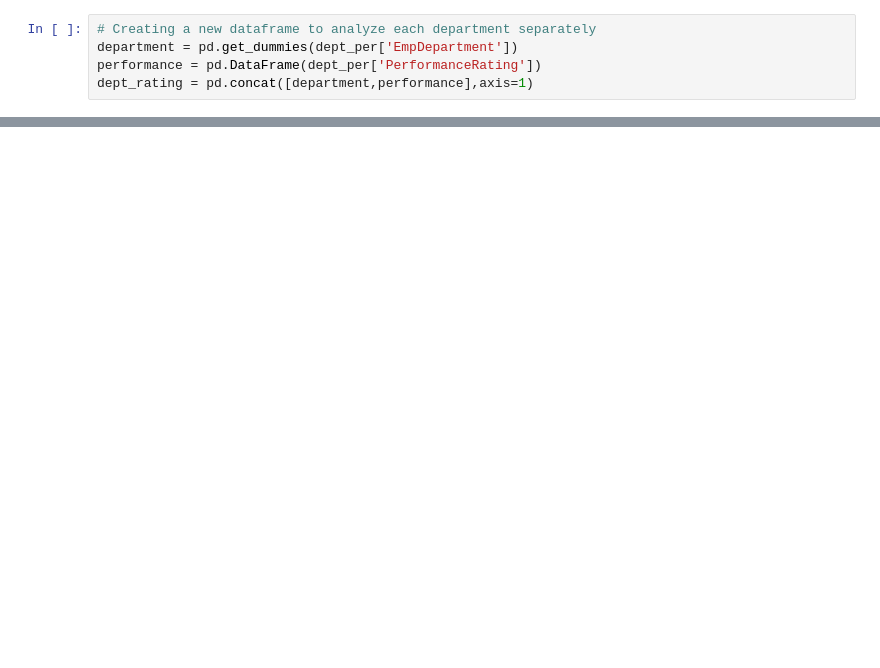
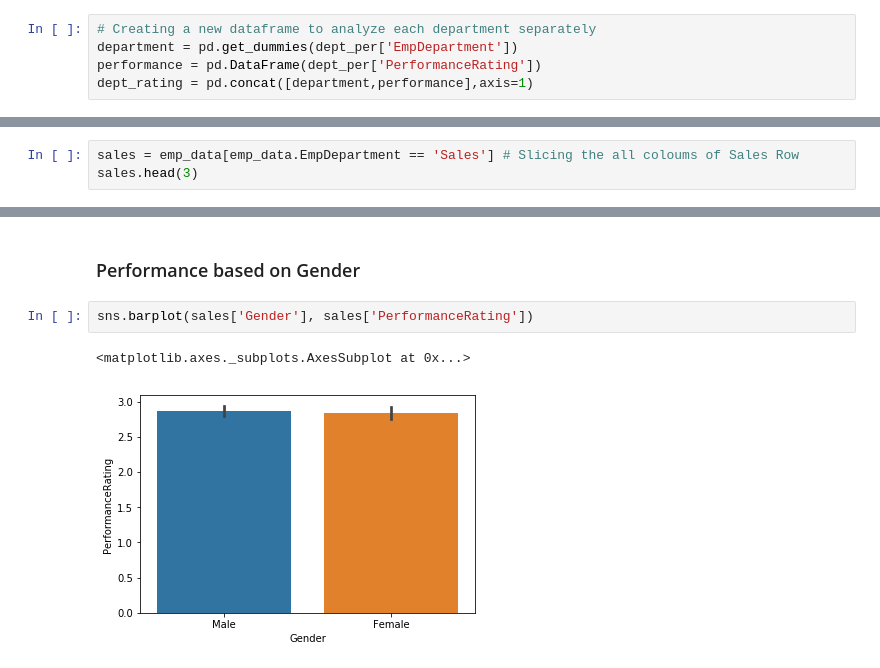
Before and after one commit to isankha007/ML-Project, a Jupyter notebook: Sankhadeep_project/Source Code/Visualization/Visualization.ipynb, the cells around one changed output, grey strips where cells are left out. Drawn from its saved outputs; the diff is of its cells as text; blank space fills up the shorter version.

```diff
--- a/Sankhadeep_project/Source Code/Visualization/Visualization.ipynb
+++ b/Sankhadeep_project/Source Code/Visualization/Visualization.ipynb
@@ -67,0 +192,3 @@ plt.show()
+# %%
+sales = emp_data[emp_data.EmpDepartment == 'Sales'] # Slicing the all coloums of Sales Row
+sales.head(3)
@@ -67,0 +201,7 @@ plt.show()
+# %% [markdown]
+### Performance based on Gender
+# %%
+sns.barplot(sales['Gender'], sales['PerformanceRating'])
+# %% [output]
+<matplotlib.axes._subplots.AxesSubplot at 0x...>
+[figure, added]
```
Also changed, not shown: parts of 17 cells of this notebook, 1 other file.
